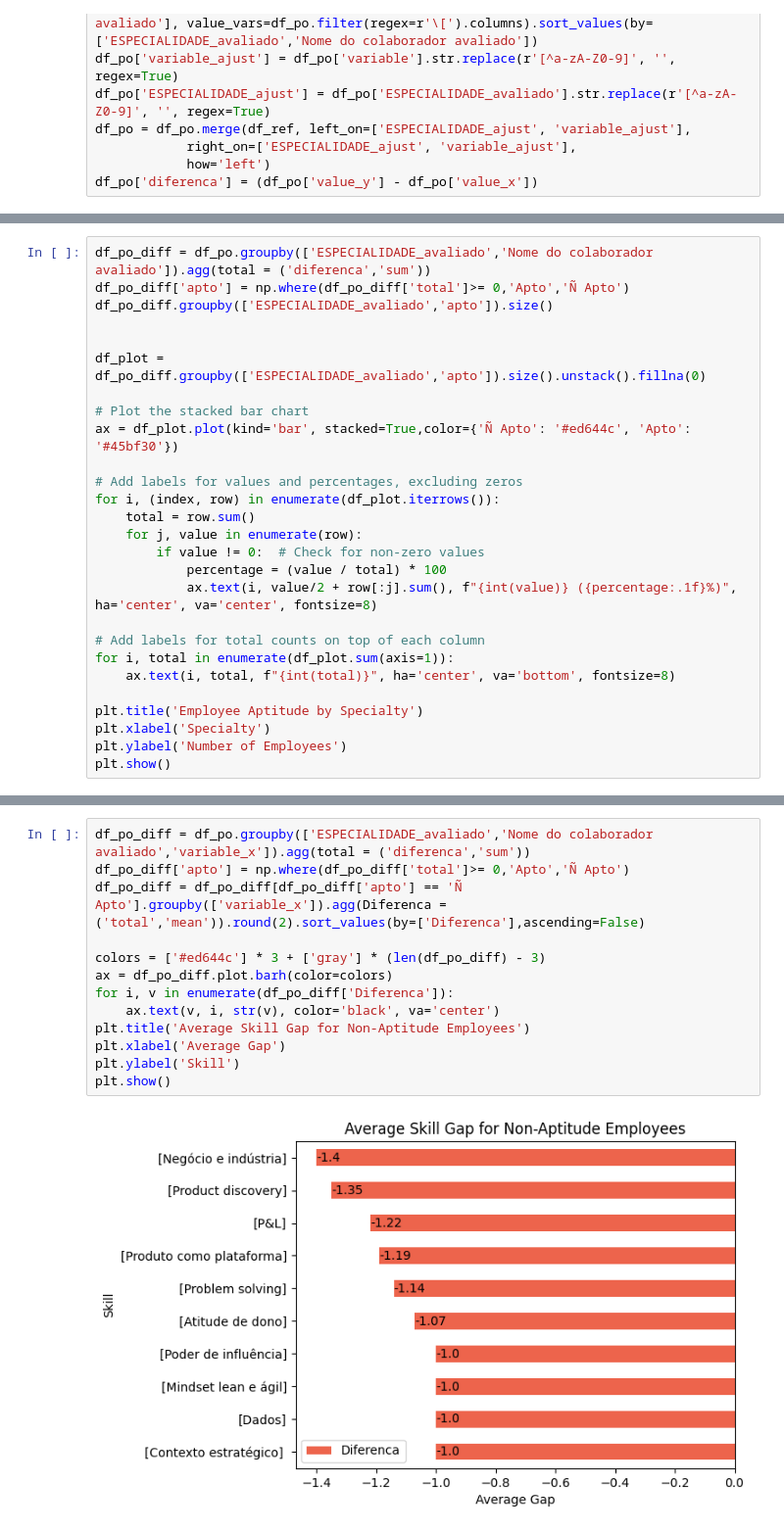
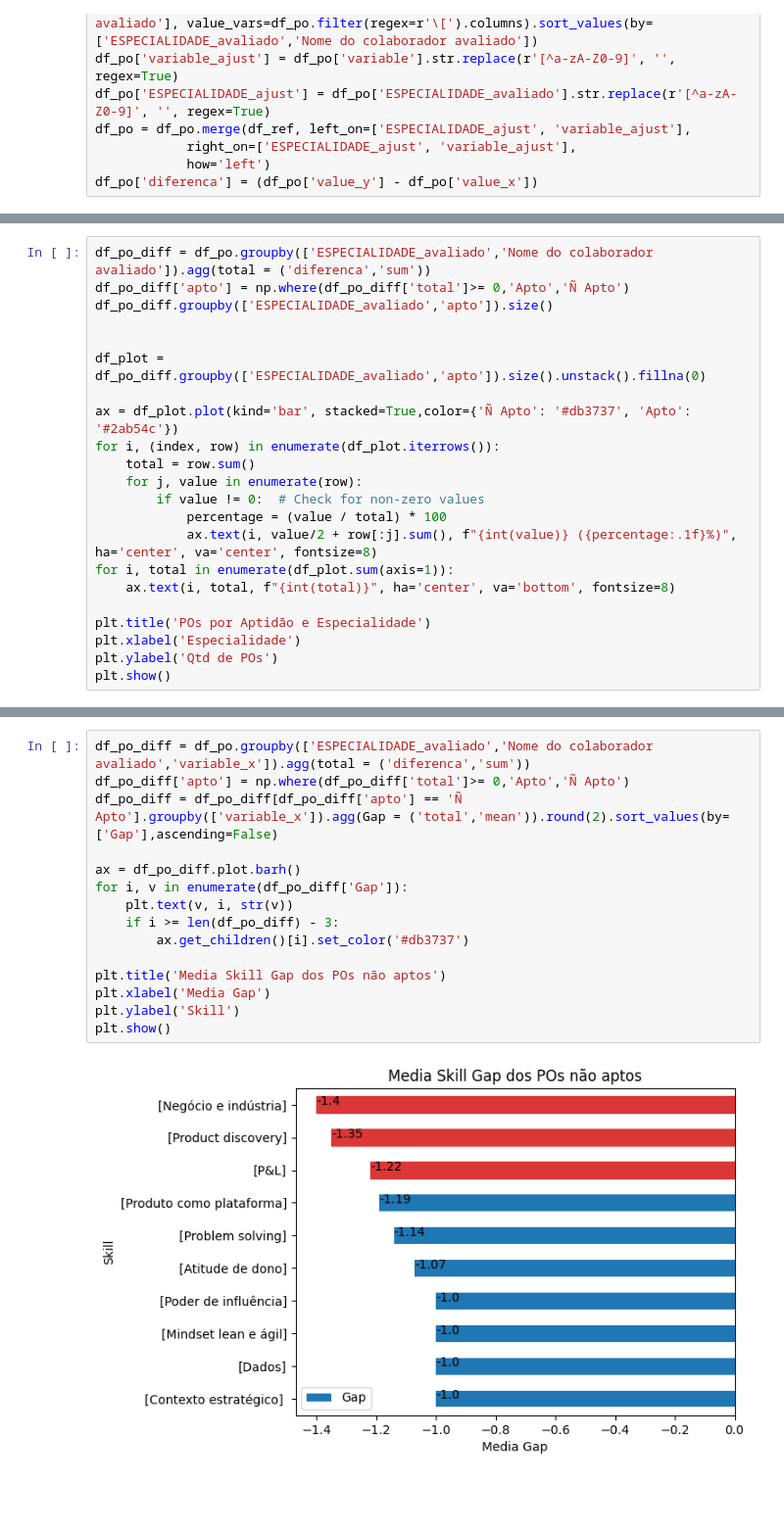
Before and after one commit to LuritoCosta/caseZup, a Jupyter notebook: case_Itau.ipynb, the cells around one changed output, grey strips where cells are left out. Shown at 98% size. Cells and saved outputs as stored; diff of their text form; blank space fills up the shorter version.

```diff
--- a/case_Itau.ipynb
+++ b/case_Itau.ipynb
@@ -53,23 +63,18 @@ df_po_diff.groupby(['ESPECIALIDADE_avaliado','apto']).size()
 
 df_plot = df_po_diff.groupby(['ESPECIALIDADE_avaliado','apto']).size().unstack().fillna(0)
 
-# Plot the stacked bar chart
-ax = df_plot.plot(kind='bar', stacked=True,color={'Ñ Apto': '#ed644c', 'Apto': '#45bf30'})
-
-# Add labels for values and percentages, excluding zeros
+ax = df_plot.plot(kind='bar', stacked=True,color={'Ñ Apto': '#db3737', 'Apto': '#2ab54c'})
 for i, (index, row) in enumerate(df_plot.iterrows()):
     total = row.sum()
     for j, value in enumerate(row):
         if value != 0:  # Check for non-zero values
             percentage = (value / total) * 100
             ax.text(i, value/2 + row[:j].sum(), f"{int(value)} ({percentage:.1f}%)", ha='center', va='center', fontsize=8)
-
-# Add labels for total counts on top of each column
 for i, total in enumerate(df_plot.sum(axis=1)):
     ax.text(i, total, f"{int(total)}", ha='center', va='bottom', fontsize=8)
 
-plt.title('Employee Aptitude by Specialty')
-plt.xlabel('Specialty')
-plt.ylabel('Number of Employees')
+plt.title('POs por Aptidão e Especialidade')
+plt.xlabel('Especialidade')
+plt.ylabel('Qtd de POs')
 plt.show()
 # %% [output]
@@ -77,15 +95,17 @@ plt.show()
 # %%
 df_po_diff = df_po.groupby(['ESPECIALIDADE_avaliado','Nome do colaborador avaliado','variable_x']).agg(total = ('diferenca','sum'))
 df_po_diff['apto'] = np.where(df_po_diff['total']>= 0,'Apto','Ñ Apto')
-df_po_diff = df_po_diff[df_po_diff['apto'] == 'Ñ Apto'].groupby(['variable_x']).agg(Diferenca = ('total','mean')).round(2).sort_values(by=['Diferenca'],ascending=False)
+df_po_diff = df_po_diff[df_po_diff['apto'] == 'Ñ Apto'].groupby(['variable_x']).agg(Gap = ('total','mean')).round(2).sort_values(by=['Gap'],ascending=False)
 
-colors = ['#ed644c'] * 3 + ['gray'] * (len(df_po_diff) - 3)
-ax = df_po_diff.plot.barh(color=colors)
-for i, v in enumerate(df_po_diff['Diferenca']):
-    ax.text(v, i, str(v), color='black', va='center')
-plt.title('Average Skill Gap for Non-Aptitude Employees')
-plt.xlabel('Average Gap')
+ax = df_po_diff.plot.barh()
+for i, v in enumerate(df_po_diff['Gap']):
+    plt.text(v, i, str(v))
+    if i >= len(df_po_diff) - 3:
+        ax.get_children()[i].set_color('#db3737')
+
+plt.title('Media Skill Gap dos POs não aptos')
+plt.xlabel('Media Gap')
 plt.ylabel('Skill')
 plt.show()
 # %% [output]
-[figure, old version]
+[figure, new version]
```
Also changed, not shown: parts of 16 cells of this notebook.
